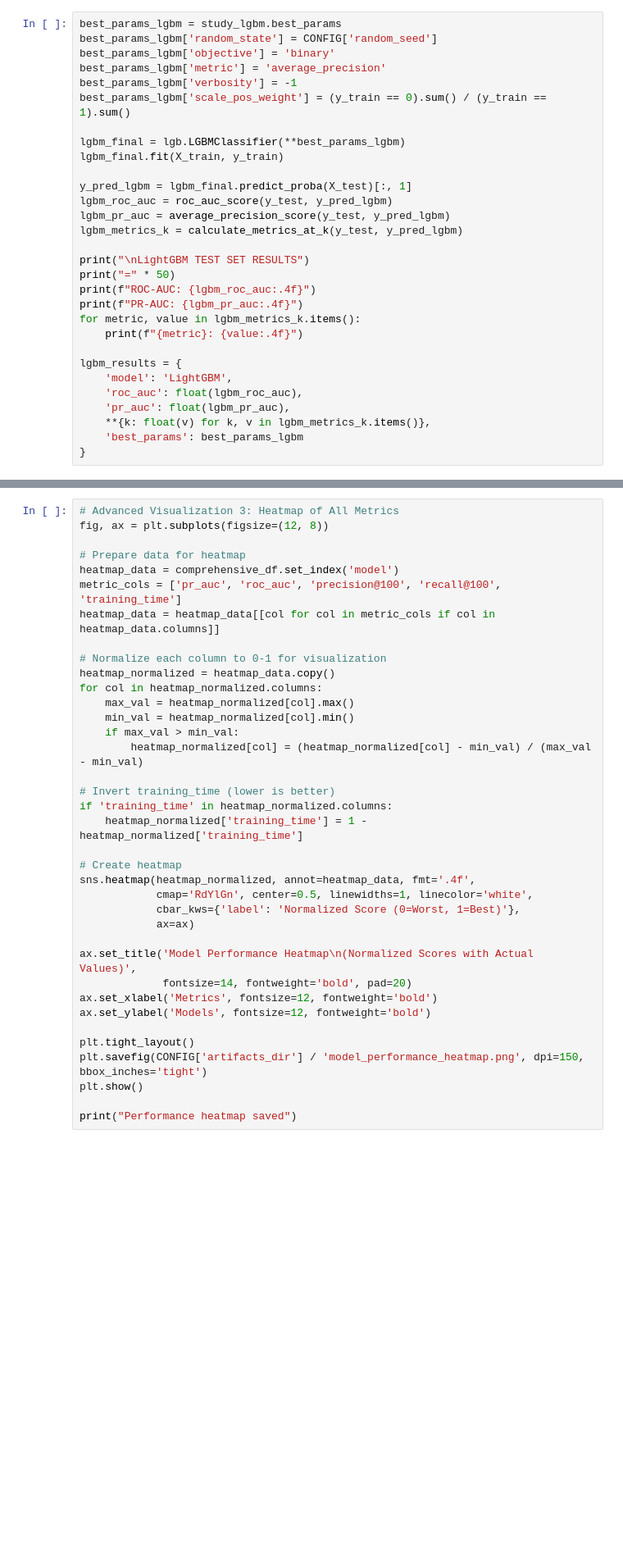
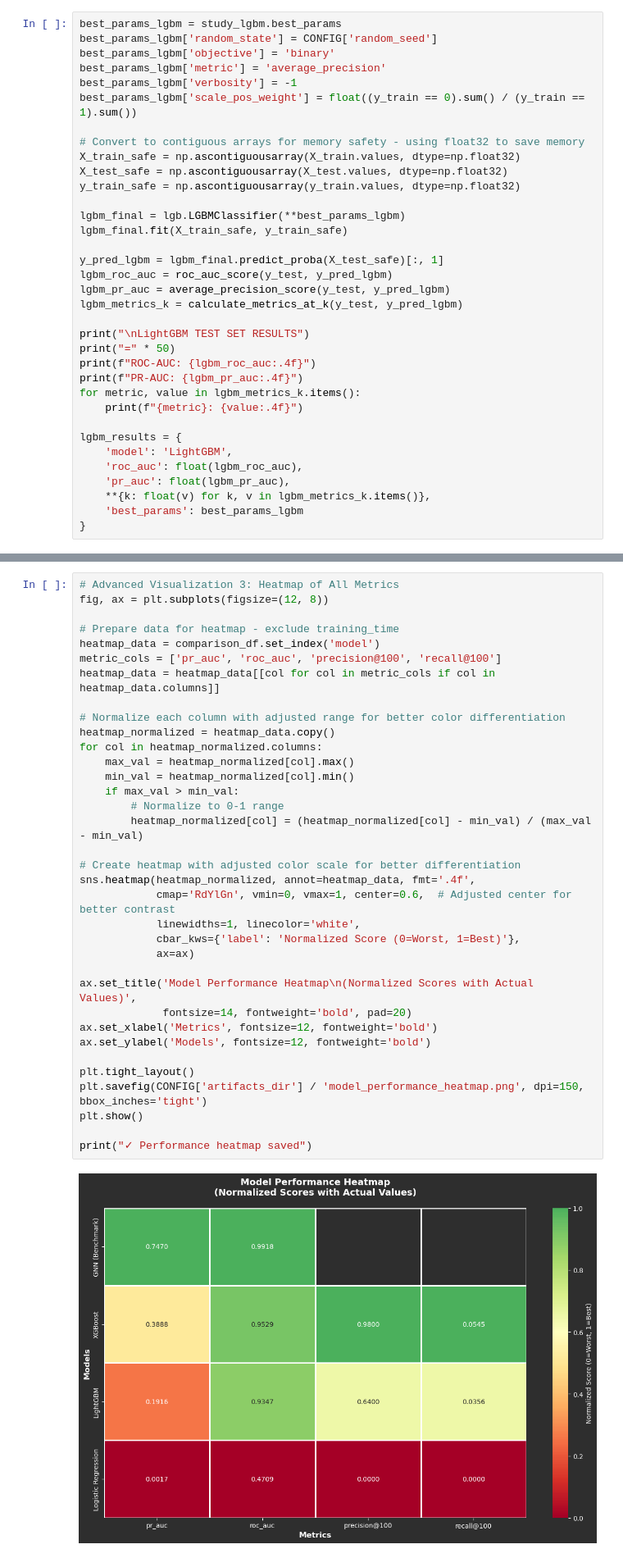
Before and after one commit to gaab-braga/AML_project, a Jupyter notebook: notebooks/03_Model_Selection_Tuning.ipynb, the cells around one changed output, grey strips where cells are left out. Shown at 82% size. Drawn from its saved outputs; the diff is of its cells as text; blank space fills up the shorter version.

```diff
--- a/notebooks/03_Model_Selection_Tuning.ipynb
+++ b/notebooks/03_Model_Selection_Tuning.ipynb
@@ -1326,12 +727,17 @@ best_params_lgbm['random_state'] = CONFIG['random_seed']
 best_params_lgbm['objective'] = 'binary'
 best_params_lgbm['metric'] = 'average_precision'
 best_params_lgbm['verbosity'] = -1
-best_params_lgbm['scale_pos_weight'] = (y_train == 0).sum() / (y_train == 1).sum()
+best_params_lgbm['scale_pos_weight'] = float((y_train == 0).sum() / (y_train == 1).sum())
+
+# Convert to contiguous arrays for memory safety - using float32 to save memory
+X_train_safe = np.ascontiguousarray(X_train.values, dtype=np.float32)
+X_test_safe = np.ascontiguousarray(X_test.values, dtype=np.float32)
+y_train_safe = np.ascontiguousarray(y_train.values, dtype=np.float32)
 
 lgbm_final = lgb.LGBMClassifier(**best_params_lgbm)
-lgbm_final.fit(X_train, y_train)
+lgbm_final.fit(X_train_safe, y_train_safe)
 
-y_pred_lgbm = lgbm_final.predict_proba(X_test)[:, 1]
+y_pred_lgbm = lgbm_final.predict_proba(X_test_safe)[:, 1]
 lgbm_roc_auc = roc_auc_score(y_test, y_pred_lgbm)
 lgbm_pr_auc = average_precision_score(y_test, y_pred_lgbm)
 lgbm_metrics_k = calculate_metrics_at_k(y_test, y_pred_lgbm)
@@ -1977,37 +1370,37 @@ print("Precision-Recall curves saved")
 # %%
 # Advanced Visualization 3: Heatmap of All Metrics
 fig, ax = plt.subplots(figsize=(12, 8))
 
-# Prepare data for heatmap
-heatmap_data = comprehensive_df.set_index('model')
-metric_cols = ['pr_auc', 'roc_auc', 'precision@100', 'recall@100', 'training_time']
+# Prepare data for heatmap - exclude training_time
+heatmap_data = comparison_df.set_index('model')
+metric_cols = ['pr_auc', 'roc_auc', 'precision@100', 'recall@100']
 heatmap_data = heatmap_data[[col for col in metric_cols if col in heatmap_data.columns]]
 
-# Normalize each column to 0-1 for visualization
+# Normalize each column with adjusted range for better color differentiation
 heatmap_normalized = heatmap_data.copy()
 for col in heatmap_normalized.columns:
     max_val = heatmap_normalized[col].max()
     min_val = heatmap_normalized[col].min()
     if max_val > min_val:
+        # Normalize to 0-1 range
         heatmap_normalized[col] = (heatmap_normalized[col] - min_val) / (max_val - min_val)
 
-# Invert training_time (lower is better)
-if 'training_time' in heatmap_normalized.columns:
-    heatmap_normalized['training_time'] = 1 - heatmap_normalized['training_time']
-
-# Create heatmap
+# Create heatmap with adjusted color scale for better differentiation
 sns.heatmap(heatmap_normalized, annot=heatmap_data, fmt='.4f',
-            cmap='RdYlGn', center=0.5, linewidths=1, linecolor='white',
+            cmap='RdYlGn', vmin=0, vmax=1, center=0.6,  # Adjusted center for better contrast
+            linewidths=1, linecolor='white',
             cbar_kws={'label': 'Normalized Score (0=Worst, 1=Best)'},
             ax=ax)
 
 ax.set_title('Model Performance Heatmap\n(Normalized Scores with Actual Values)',
              fontsize=14, fontweight='bold', pad=20)
 ax.set_xlabel('Metrics', fontsize=12, fontweight='bold')
 ax.set_ylabel('Models', fontsize=12, fontweight='bold')
 
 plt.tight_layout()
 plt.savefig(CONFIG['artifacts_dir'] / 'model_performance_heatmap.png', dpi=150, bbox_inches='tight')
 plt.show()
 
-print("Performance heatmap saved")
+print("✓ Performance heatmap saved")
+# %% [output]
+[figure, added]
```
Also changed, not shown: parts of 55 cells of this notebook, 47 other files.
